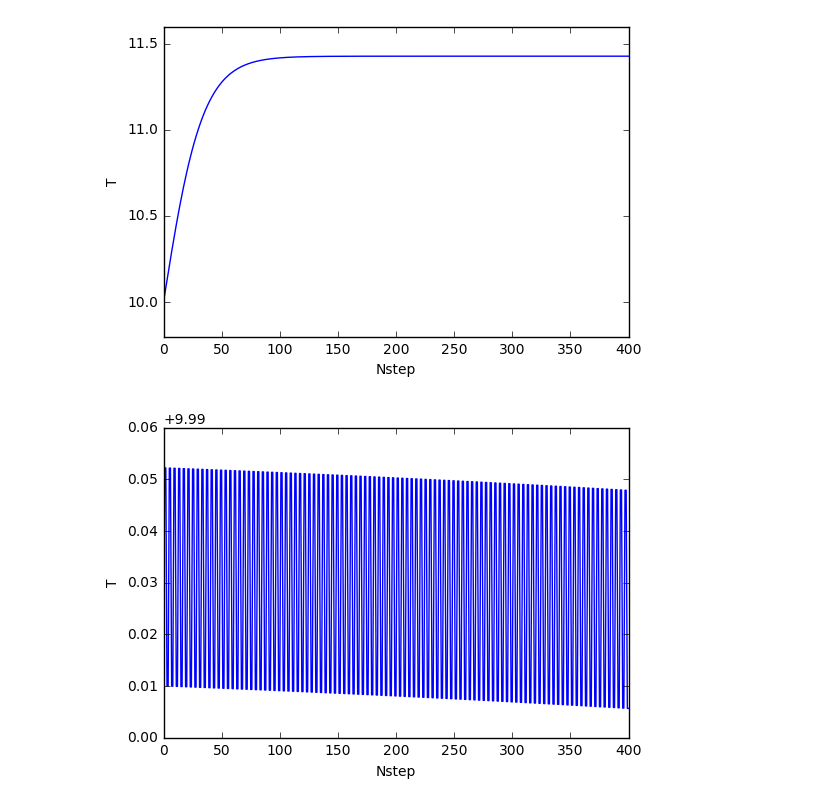
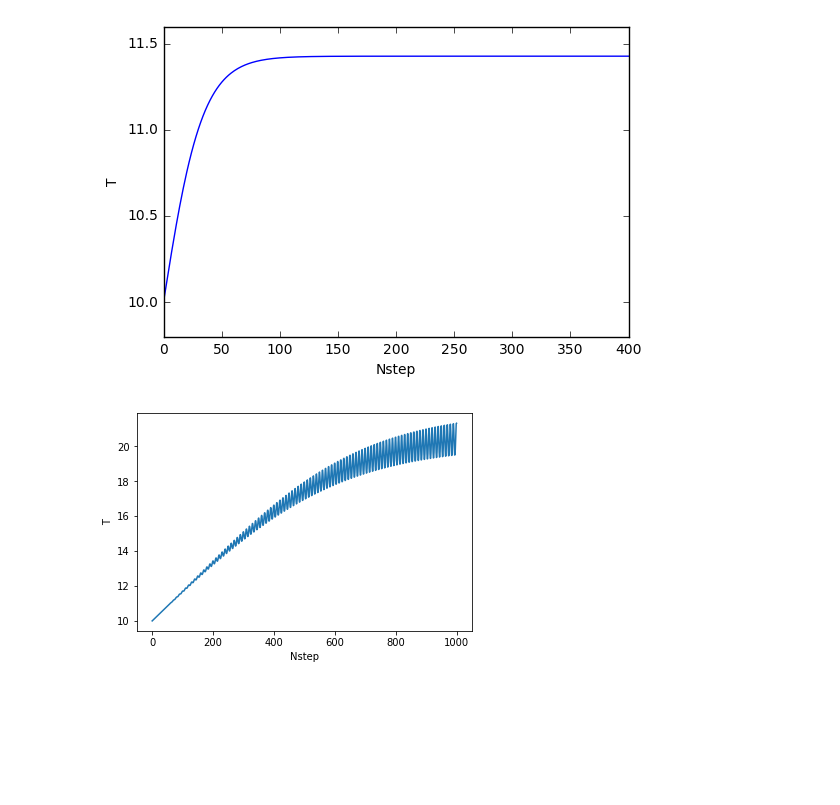
Before and after one commit to lzhenn/tracacode, a Jupyter notebook: 1810-MODEL-PRESENTATION/script/Dynamic101.ipynb, the cells around one changed output. Saved outputs shown, nothing was run; the diff lists cells and outputs as text; code cells hidden in the pictures; blank space fills up the shorter version.

```diff
--- a/1810-MODEL-PRESENTATION/script/Dynamic101.ipynb
+++ b/1810-MODEL-PRESENTATION/script/Dynamic101.ipynb
@@ -46,30 +46,30 @@ plt.show()
 # %%
 import math
 import matplotlib.pyplot as plt
 # question No.3
 
-t0, dt, total_int = 10, 0.25, 100.0
+t0, dt, total_int = 10, 0.1, 100.0
 nstep=total_int/dt
 NSTEP_PER_DAY=1.0/dt
 istep=1
 
 pt=0
 while (pt<=0.1):
     t0=t0+pt
     tlist=[t0]
     pt=pt+0.5
     while (istep<=nstep):
         tstate=tlist[-1]
-        ptendt=math.sin(2*math.pi*istep/NSTEP_PER_DAY)*(0.03*tstate**0.75-0.1*(tstate-10.0)**1.75)
-        tlist.append(tlist[istep-1]+ptendt.real*dt)
+        ptendt=math.sin(2*math.pi*istep/NSTEP_PER_DAY)*(0.03*(tstate-10)**0.75-0.1*(tstate-10.0)**1.75)+0.168
+        tlist.append(tlist[istep-1]+ptendt*dt)
         #print('NSTEP: %3d, WESST: %6.2f, Tao Anomaly: %6.2f' % (nstep, wesst[nstep], atao))
         istep = istep+1
     istep=0
     plt.plot(tlist,'-')
 # Plot
 
 plt.xlabel('Nstep')# make axis labels
 plt.ylabel('T')
 plt.show()
 # %% [output]
-[figure, old version]
+[figure, new version]
```
